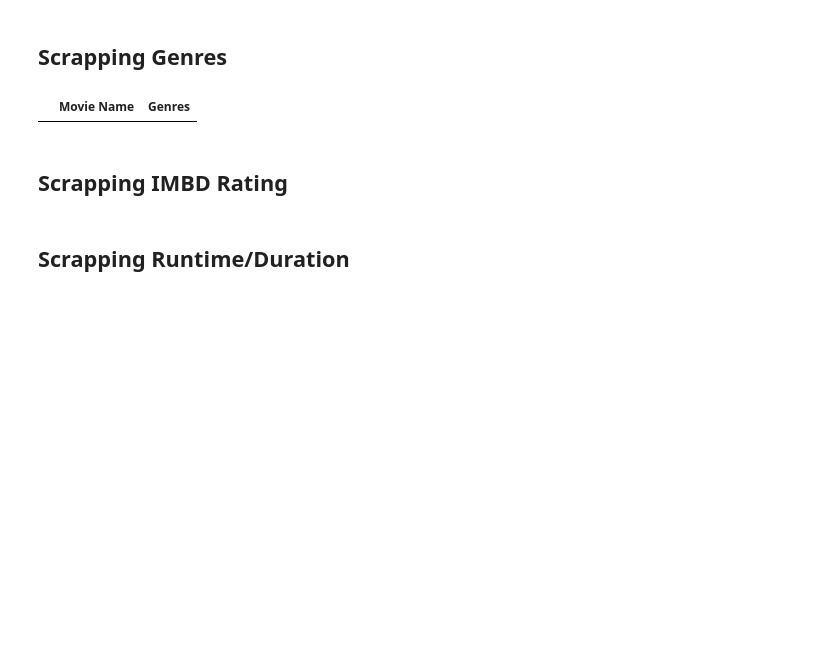
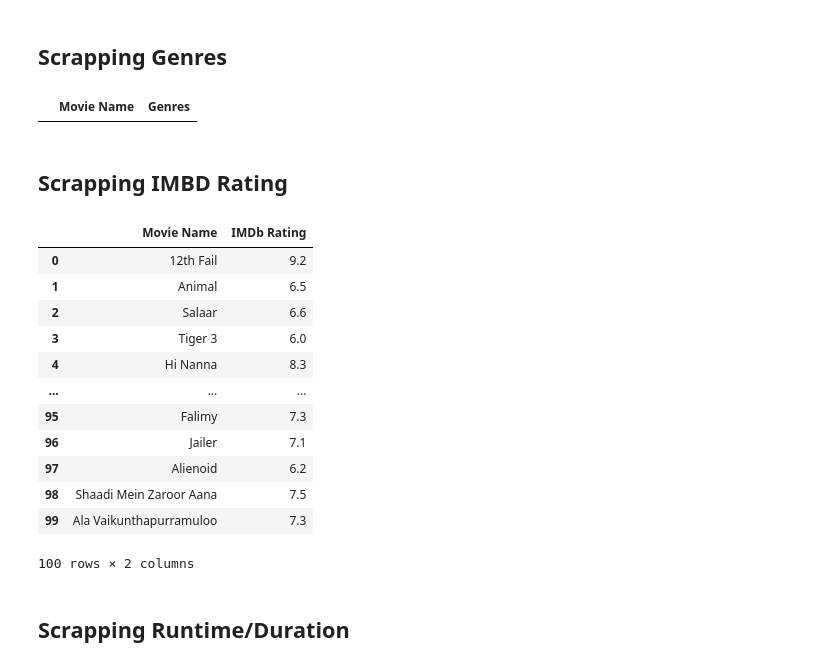
Before and after one commit to Amrit007-droid/Web-Scraping, a Jupyter notebook: Numerical_Programming_in_Python_Web_Scraping.ipynb, the cells around one changed output. Drawn from its saved outputs; the diff is of its cells as text; code cells hidden in the pictures; blank space fills up the shorter version.

```diff
--- a/Numerical_Programming_in_Python_Web_Scraping.ipynb
+++ b/Numerical_Programming_in_Python_Web_Scraping.ipynb
@@ -372,2 +407,28 @@ movies_dataframe
+# %%
+# Create a DataFrame from the lists
+data = {
+    'Movie Name': movie_names,
+    'IMDb Rating': imdb_ratings_list
+}
+
+# Create a DataFrame from the dictionary
+movies_dataframe = pd.DataFrame(data)
+
+# Display the DataFrame
+movies_dataframe
+# %% [output]
+|  | Movie Name | IMDb Rating |
+| 0 | 12th Fail | 9.2 |
+| 1 | Animal | 6.5 |
+| 2 | Salaar | 6.6 |
+| 3 | Tiger 3 | 6.0 |
+| 4 | Hi Nanna | 8.3 |
+| ... | ... | ... |
+| 95 | Falimy | 7.3 |
+| 96 | Jailer | 7.1 |
+| 97 | Alienoid | 6.2 |
+| 98 | Shaadi Mein Zaroor Aana | 7.5 |
+| 99 | Ala Vaikunthapurramuloo | 7.3 |
+100 rows × 2 columns
 # %% [markdown]
 ## **Scrapping Runtime/Duration**
```
Also changed, not shown: parts of 12 cells of this notebook.
